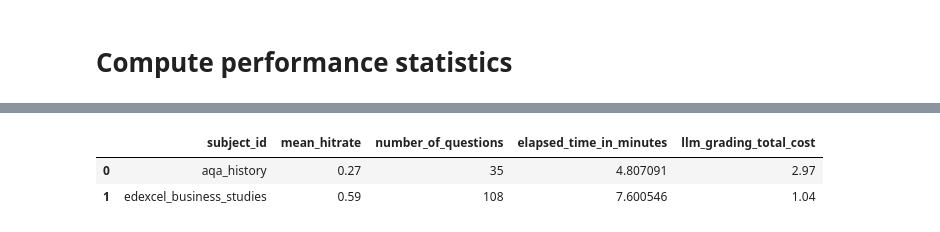
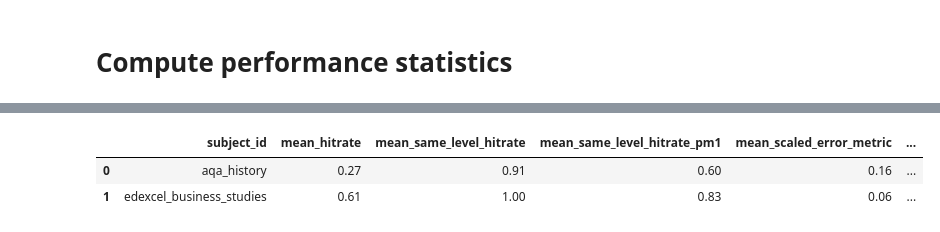
Before and after one commit to Equaite/audenshaw_exam_validation, a Jupyter notebook: question_validation/llm_question_validation.ipynb, the cells around one changed output, grey strips where cells are left out. Saved outputs shown, nothing was run; the diff lists cells and outputs as text; code cells hidden in the pictures.

Commit message:
add custom metric

```diff
--- a/question_validation/llm_question_validation.ipynb
+++ b/question_validation/llm_question_validation.ipynb
@@ -194,17 +241,22 @@ question_type_mark_deviation_joined
 # %%
-overall_stats = teacher_marked_questions_reduced.groupby(by=["subject_id"], as_index=False).agg({"llm_mark_hitrate": 'mean', 'question_id': 'count', 'elapsed_time_in_seconds': 'sum', 'llm_grading_total_cost': 'sum'})
+overall_stats = teacher_marked_questions_reduced.groupby(by=["subject_id"], as_index=False).agg({"llm_mark_hitrate": 'mean', 'same_level_hitrate': 'mean', 'same_level_hitrate_pm1': 'mean', 'scaled_error_metric': 'mean', 'question_id': 'count', 'elapsed_time_in_seconds': 'sum', 'llm_grading_total_cost': 'sum'})
 
 overall_stats['mean_hitrate'] = overall_stats['llm_mark_hitrate'].apply(lambda x: np.round(x, 2))
+overall_stats['mean_same_level_hitrate'] = overall_stats['same_level_hitrate'].apply(lambda x: np.round(x, 2))
+overall_stats['mean_same_level_hitrate_pm1'] = overall_stats['same_level_hitrate_pm1'].apply(lambda x: np.round(x, 2))
+overall_stats['mean_scaled_error_metric'] = overall_stats['scaled_error_metric'].apply(lambda x: np.round(x, 2))
+
+
 overall_stats['number_of_questions'] = overall_stats.question_id
 overall_stats['elapsed_time_in_minutes'] = overall_stats['elapsed_time_in_seconds'].apply(lambda x: x/ 60)
 overall_stats['llm_grading_total_cost'] = overall_stats['llm_grading_total_cost'].apply(lambda x: np.round(x, 2))
 
-overall_stats = overall_stats[['subject_id', 'mean_hitrate', 'number_of_questions', 'elapsed_time_in_minutes', 'llm_grading_total_cost']]
+overall_stats = overall_stats[['subject_id', 'mean_hitrate','mean_same_level_hitrate', 'mean_same_level_hitrate_pm1', 'mean_scaled_error_metric', 'number_of_questions', 'elapsed_time_in_minutes', 'llm_grading_total_cost']]
 overall_stats
 # %% [output]
-|  | subject_id | mean_hitrate | number_of_questions | elapsed_time_in_minutes | llm_grading_total_cost |
-| 0 | aqa_history | 0.27 | 35 | 4.807091 | 2.97 |
-| 1 | edexcel_business_studies | 0.59 | 108 | 7.600546 | 1.04 |
+|  | subject_id | mean_hitrate | mean_same_level_hitrate | mean_same_level_hitrate_pm1 | mean_scaled_error_metric | ... |
+| 0 | aqa_history | 0.27 | 0.91 | 0.60 | 0.16 | ... |
+| 1 | edexcel_business_studies | 0.61 | 1.00 | 0.83 | 0.06 | ... |
 # %%
 # Save validation statistics tables
 savedir = Path(workdir) / "validation_results" / "validation_statistics"
```
Also changed, not shown: parts of 12 cells of this notebook, 14 other files.
